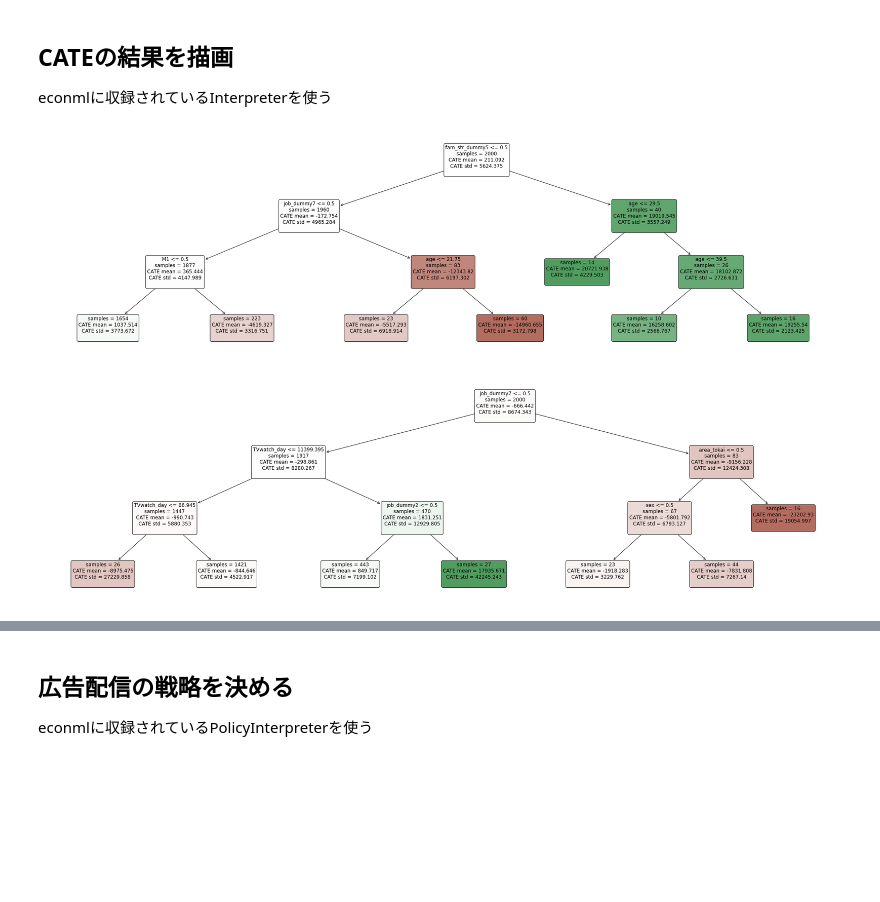
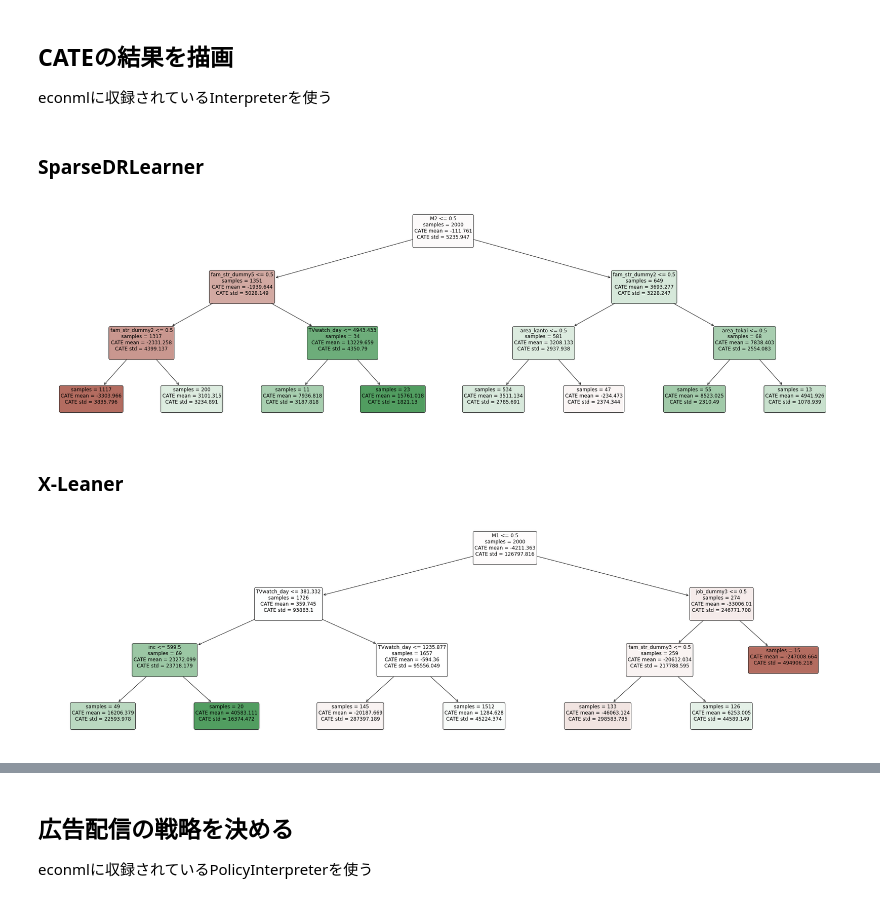
Before and after one commit to Itsuki-Hamano123/practice-casualeffect, a Jupyter notebook: econml/cm_causality.ipynb, the cells around one changed output, grey strips where cells are left out. Cells and saved outputs as stored; diff of their text form; code cells hidden in the pictures; blank space fills up the shorter version.

```diff
--- a/econml/cm_causality.ipynb
+++ b/econml/cm_causality.ipynb
@@ -173,38 +176,41 @@ def load_model_pkl(dir_path, pkl_file_path):
 # %%
-propensity_model_params = {
-    "n_estimators" : 200,
-    "random_state" : 7,
-    "objective" : "binary:logistic"
+hyperparameter = {
+    "model_propensity" : {
+        "n_estimators" : 600,
+        "random_state" : 7,
+        "objective" : "binary:logistic"
+    },
+    "model_regression" : {
+        "n_estimators" : 600,
+        "random_state" : 7,
+        "objective" : "reg:gamma"
+    }
 }
-
-model_regression = {
-    "n_estimators" : 200,
-    "random_state" : 7,
-    "objective" : "reg:gamma"
-}
 # %%
-SPARSE_DRLEANER_TRAIN_MODE = True
+SPARSE_DRLEANER_TRAIN_MODE = False
 
-model_name = 'sparse_drleaner'
+model_name = 'sparse_drlearner'
 model_obj_dir = "./model"
-load_sparse_drleaner_pkl = "sparse_drleaner_20200517174323.pkl"
+load_pkl_path = "sparse_drlearner_20200517192427.pkl"
 
 if SPARSE_DRLEANER_TRAIN_MODE:
-    Sparse_DRLeaner_model = SparseLinearDRLearner(model_propensity=xgb.XGBClassifier(**propensity_model_params),
-                                                  model_regression=xgb.XGBRegressor(**model_regression),
+    Sparse_DRLearner_model = SparseLinearDRLearner(model_propensity=xgb.XGBClassifier(**hyperparameter["model_propensity"]),
+                                                  model_regression=xgb.XGBRegressor(**hyperparameter["model_regression"]),
                                                   random_state=7)
 
     inference = 'debiasedlasso'
-    Sparse_DRLeaner_model.fit(Y=train_data[OUTCOME_COLUMN].values,
+    Sparse_DRLearner_model.fit(Y=train_data[OUTCOME_COLUMN].values,
                               T=train_data[TREATMENT_COLUMN].values,
                               X=train_data[COVARIATE_COLUMNS].values,
                               inference=inference)
 
     if inference != 'bootstrap':
-        res = export_pkl_model_obj(model_obj_dir, model_name, Sparse_DRLeaner_model)
+        res = export_pkl_model_obj(model_obj_dir, model_name, Sparse_DRLearner_model, hyperparameter)
         print("{model_name}を{file_path}に出力".format(model_name=model_name, file_path=res))
 
 else :
-    Sparse_DRLeaner_model = load_model_pkl(model_obj_dir, load_sparse_drleaner_pkl)
-    print("{model_name}を{file_path}から読み込み".format(model_name=model_name, file_path=load_sparse_drleaner_pkl))
+    load_obj = load_pkl(model_obj_dir, load_pkl_path)
+    Sparse_DRLearner_model = load_obj["model"]
+    print("{model_name}を{file_path}から読み込み".format(model_name=model_name, file_path=load_pkl_path))
+    print("ハイパーパラメータ{hyperparameter}".format(hyperparameter=load_obj["hyperparameter"]))
 # %% [output]
@@ -471,11 +559,15 @@ def plot_model_interpreter(model, X_df, model_inference=False):
     plt.figure(figsize=(35, 10))
     intrp.plot(feature_names=X_df.columns, fontsize=12)
     plt.show()
+# %% [markdown]
+### SparseDRLearner
 # %%
-plot_model_interpreter(Sparse_DRLeaner_model, test_data[COVARIATE_COLUMNS])
+plot_model_interpreter(Sparse_DRLearner_model, test_data[COVARIATE_COLUMNS])
 # %% [output]
-[figure, old version]
+[figure, new version]
+# %% [markdown]
+### X-Leaner
 # %%
-plot_model_interpreter(DALearner_model, test_data[COVARIATE_COLUMNS])
+plot_model_interpreter(Significant_feat_XLeaner_model, test_data[SIGNIFICANT_FEAT])
 # %% [output]
-[figure, old version]
+[figure, new version]
```
Also changed, not shown: parts of 35 cells of this notebook.
